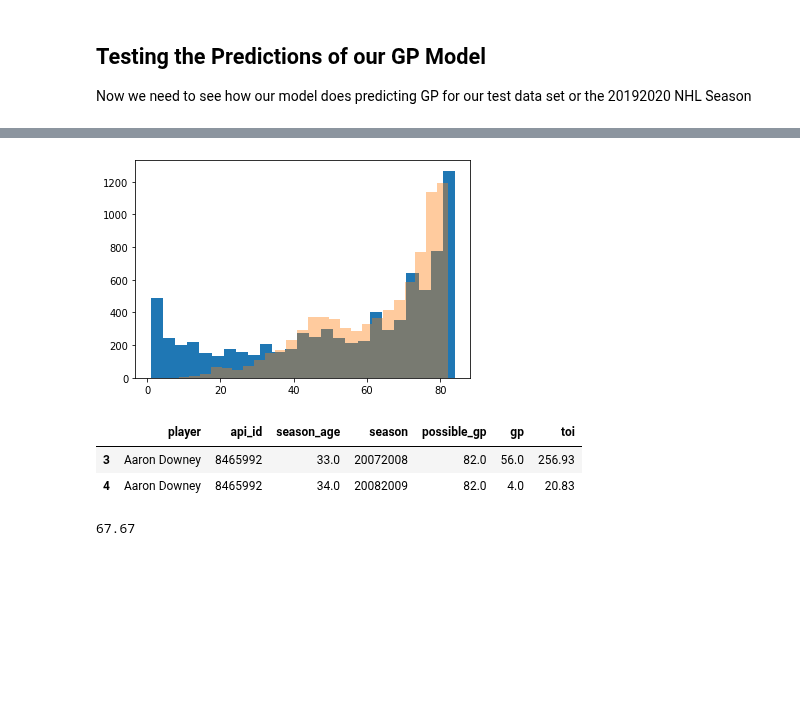
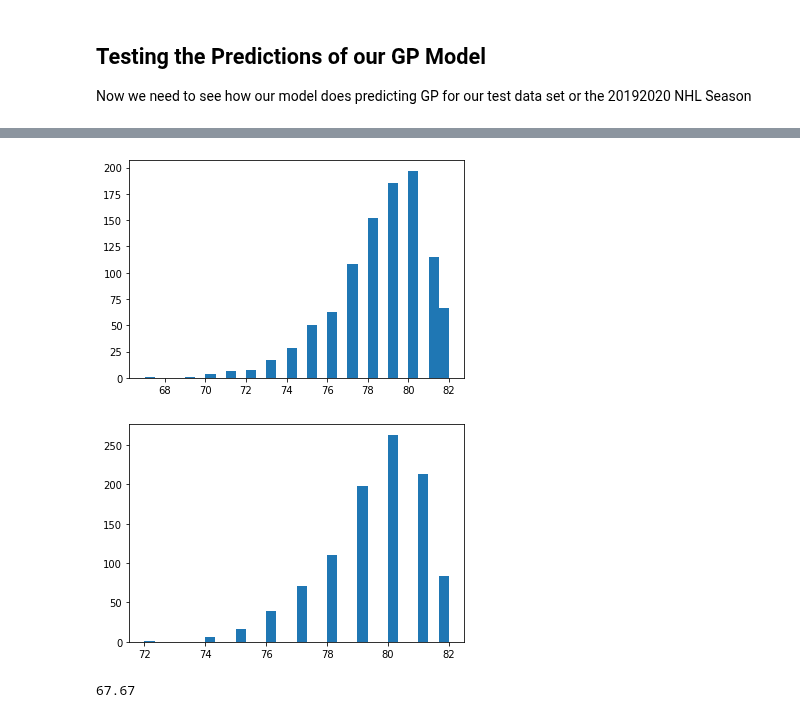
Before and after one commit to mcbarlowe/nhl_analysis, a Jupyter notebook: Predicting NHL Goals with Bayesian Methods.ipynb, the cells around one changed output, grey strips where cells are left out. Cells and saved outputs as stored; diff of their text form; code cells hidden in the pictures; blank space fills up the shorter version.

```diff
--- a/Predicting NHL Goals with Bayesian Methods.ipynb
+++ b/Predicting NHL Goals with Bayesian Methods.ipynb
@@ -231,16 +265,15 @@ plt.show()
 # %%
 #alpha 64 beta 18
-plt.hist(predictions_df['actual'], bins=25)
-plt.hist(predictions_df['predicted'], bins=25, alpha=.4)
+plt.hist(betabinom.rvs(82, 157, 7, size=1000), bins=30)
 plt.show()
 # %% [output]
-[figure, old version]
+[figure, new version]
-# %%
-train_gp_df[train_gp_df.api_id == 8465992]
-# %% [output]
-|  | player | api_id | season_age | season | possible_gp | gp | toi |
-| 3 | Aaron Downey | 8465992 | 33.0 | 20072008 | 82.0 | 56.0 | 256.93 |
-| 4 | Aaron Downey | 8465992 | 34.0 | 20082009 | 82.0 | 4.0 | 20.83 |
+# %%
+#alpha 64 beta 18
+plt.hist(betabinom.rvs(82, 318, 10, size=1000), bins=30)
+plt.show()
+# %% [output]
+[figure, added]
 # %%
 prior_alpha = 30 + 56
 prior_beta = 52 + 82 - 56
```
Also changed, not shown: parts of 12 cells of this notebook, 2 other files.
